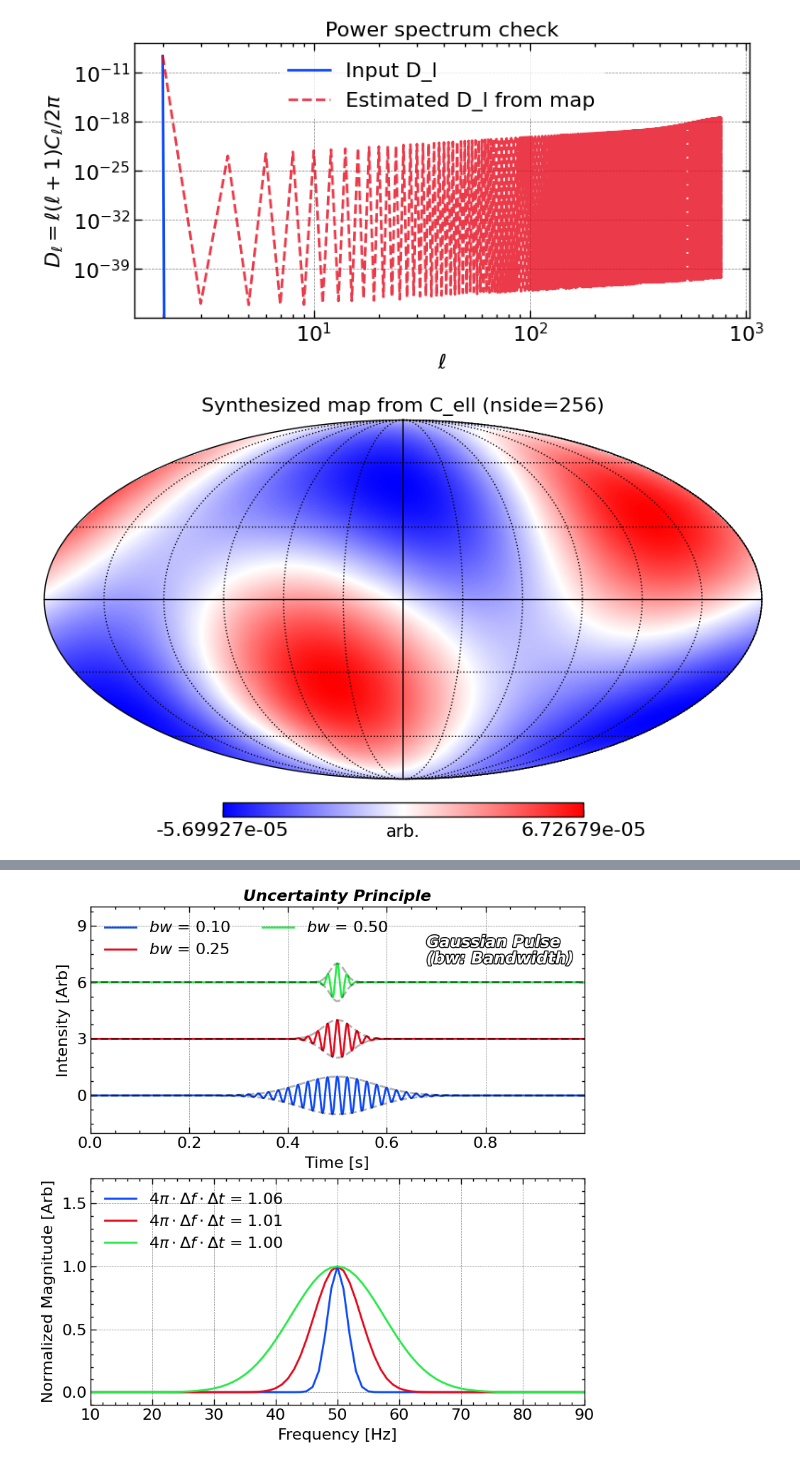
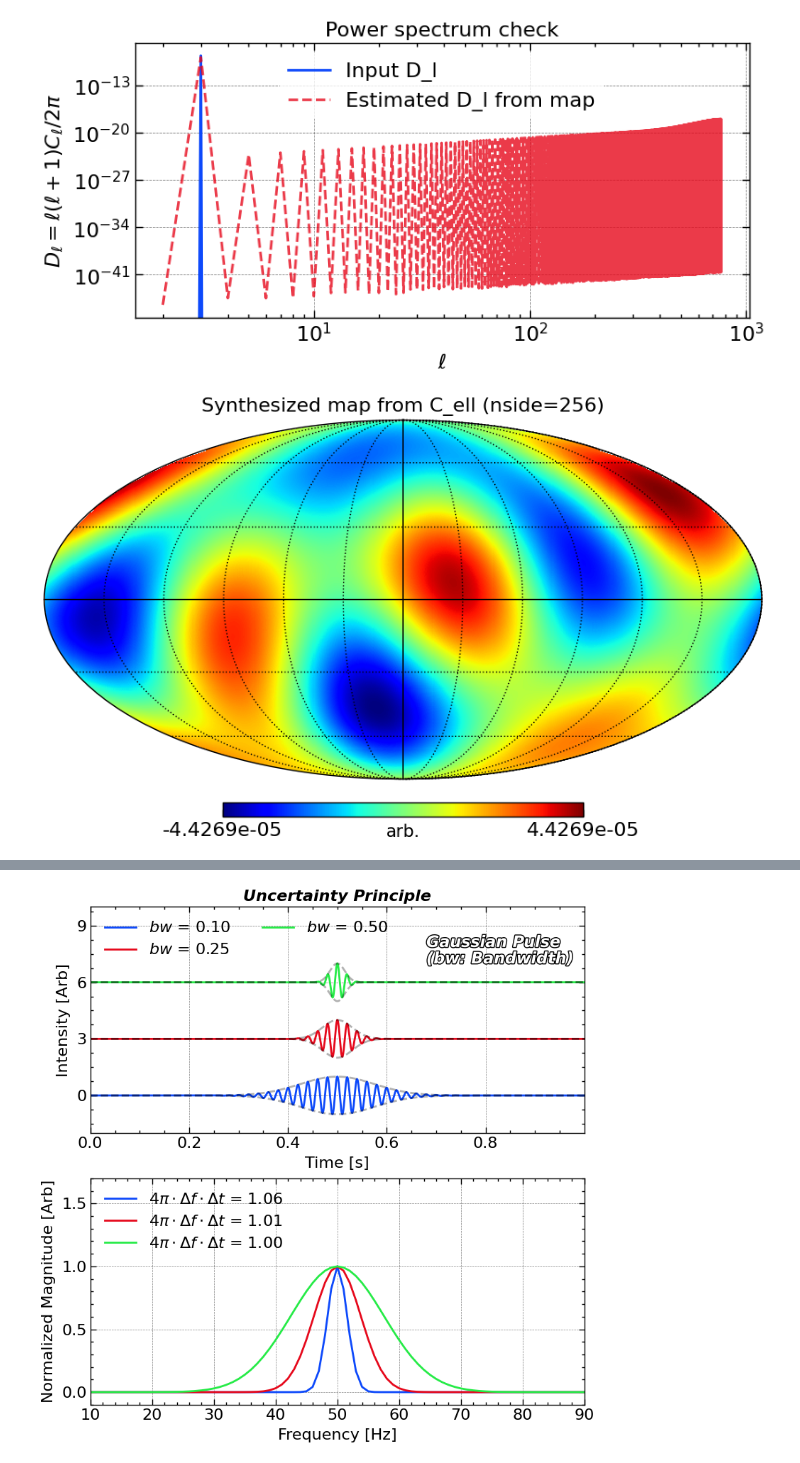
Before and after one commit to jiutongzhao/Time-Series-Data-Analysis, a Jupyter notebook: chap4.ipynb, the cells around one changed output, grey strips where cells are left out. Drawn from its saved outputs; the diff is of its cells as text; code cells hidden in the pictures.

```diff
--- a/chap4.ipynb
+++ b/chap4.ipynb
@@ -56,7 +56,7 @@ import matplotlib.pyplot as plt
 # -----------------------------
 nside = 256                  # 分辨率：像素数 ~ 12*nside^2
 lmax = 3 * nside - 1         # 常用选择
-seed = 45
+seed = 100
 
 # -----------------------------
 # 2) 构造一个“示例”功率谱
@@ -76,8 +76,8 @@ Dl = A * (np.maximum(ell, 1) / ell0) ** (ns - 1.0) * np.exp(-(ell * (ell + 1.0))
 # Dl[0] = 0.0  # 避免 monopole
 # Dl[1] = 0.0  # 避免 dipole（可选）
 
-Dl[3:] = 0.0
-Dl[:2] = 0.0
+Dl[4:] = 0.0
+Dl[:3] = 0.0
 
 # 把 Dl 转成 Cl： Dl = ell(ell+1)Cl/2pi  =>  Cl = 2pi*Dl/[ell(ell+1)]
 Cl = np.zeros_like(Dl)
@@ -96,33 +96,33 @@ m = hp.synfast(Cl, nside=nside, lmax=lmax, new=True, verbose=False)
 # -----------------------------
 # 4) 可视化：全天球图（Mollweide）
 # -----------------------------
 hp.mollview(
     m,
     title=f"Synthesized map from C_ell (nside={nside})",
     unit="arb.",
-    cmap="bwr",  # 你也可以换成 "planck" 风格等
+    cmap="jet",  # 你也可以换成 "planck" 风格等
 )
 hp.graticule()
 
 # -----------------------------
 # 5) 反算谱：从生成的图估计 C_ell，并对比输入谱
 # -----------------------------
 Cl_est = hp.anafast(m, lmax=lmax)
 
 # 对比用 Dl 更直观：Dl = ell(ell+1)Cl/2pi
 Dl_est = np.zeros_like(Cl_est)
 Dl_est[valid] = ell[valid] * (ell[valid] + 1.0) * Cl_est[valid] / (2.0 * np.pi)
 
 plt.figure()
 plt.loglog(ell[valid], Dl[valid], label="Input D_l")
 plt.loglog(ell[valid], Dl_est[valid], label="Estimated D_l from map", alpha=0.8)
 plt.xlabel(r"$\ell$")
 plt.ylabel(r"$D_\ell=\ell(\ell+1)C_\ell/2\pi$")
 plt.title("Power spectrum check")
 plt.legend()
 plt.tight_layout()
 
 plt.show()
 # %% [output]
-[figure, old version]
+[figure, new version]
-[figure, old version]
+[figure, new version]
```
Also changed, not shown: parts of 5 cells of this notebook, 36 other files.
